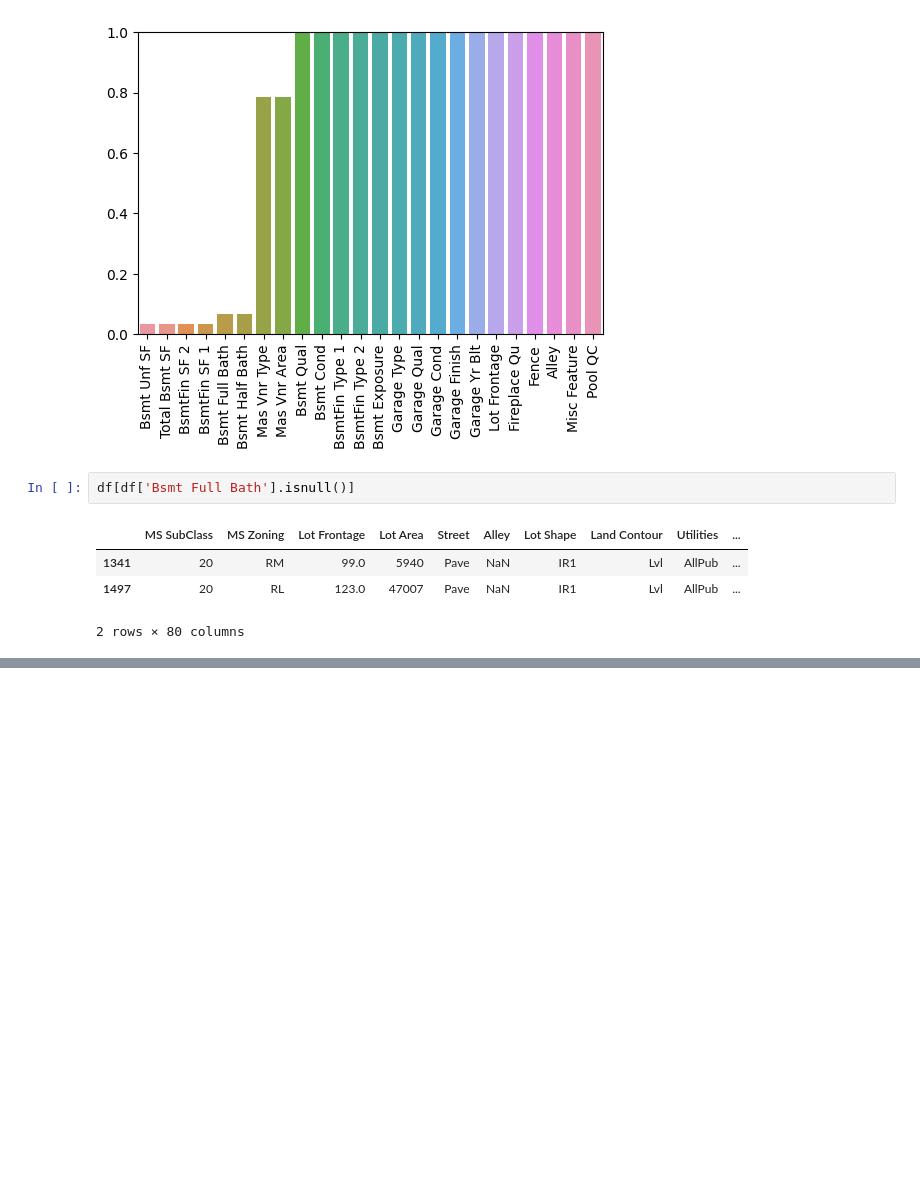
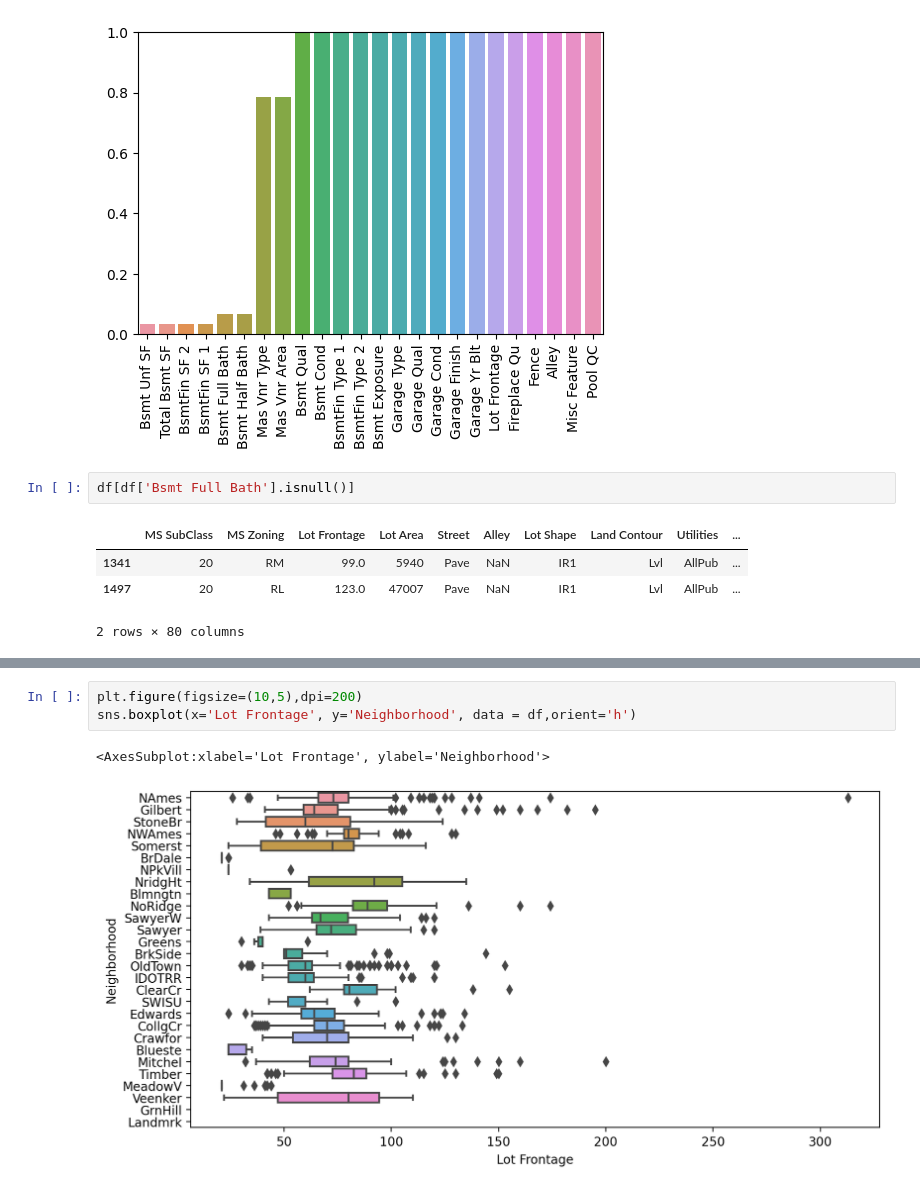
Before and after one commit to 1k2s3v/Data_Science_ML, a Jupyter notebook: Feature_Engineering/evaluation_of_missing_data.ipynb, the cells around one changed output, grey strips where cells are left out. Drawn from its saved outputs; the diff is of its cells as text; blank space fills up the shorter version.

```diff
--- a/Feature_Engineering/evaluation_of_missing_data.ipynb
+++ b/Feature_Engineering/evaluation_of_missing_data.ipynb
@@ -183,0 +300,6 @@ bsmt_num_cols =
+# %%
+plt.figure(figsize=(10,5),dpi=200)
+sns.boxplot(x='Lot Frontage', y='Neighborhood', data = df,orient='h')
+# %% [output]
+<AxesSubplot:xlabel='Lot Frontage', ylabel='Neighborhood'>
+[figure, added]
```
Also changed, not shown: parts of 38 cells of this notebook.
